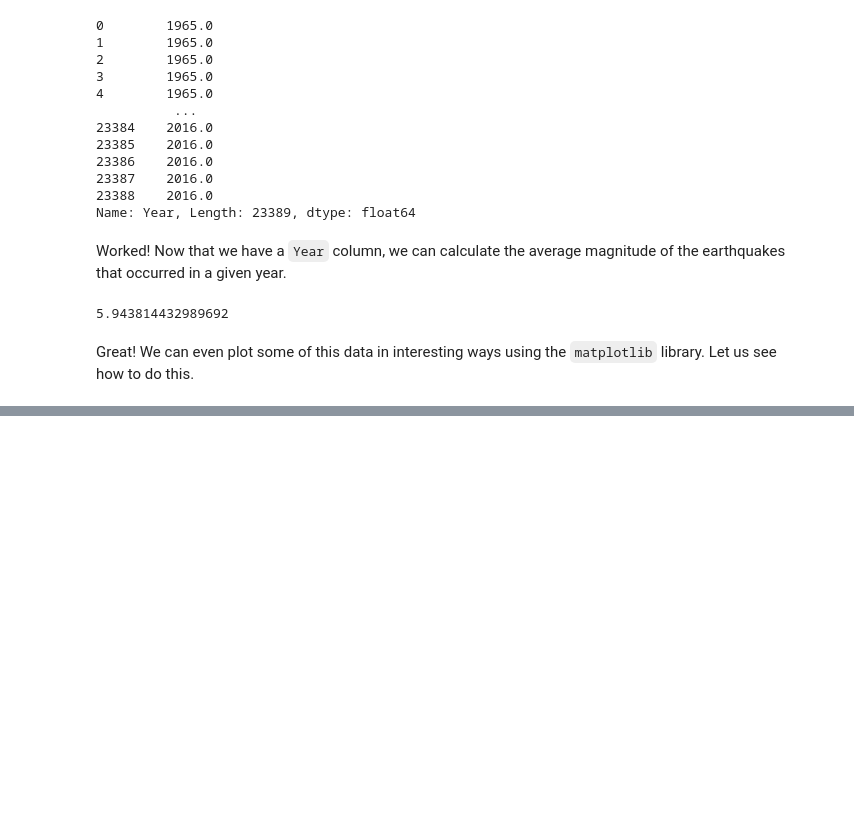
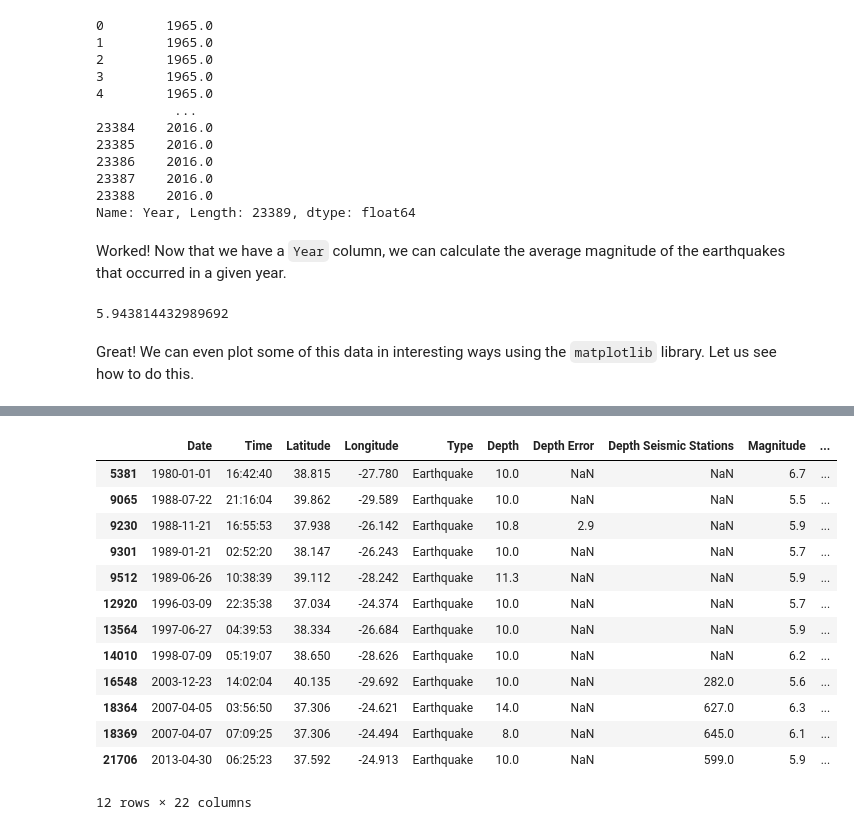
Before and after one commit to pedro-leitao/pedro-leitao.github.io, a Jupyter notebook: python-for-students/diving-into-data.ipynb, the cells around one changed output, grey strips where cells are left out. Cells and saved outputs as stored; diff of their text form; code cells hidden in the pictures; blank space fills up the shorter version.

```diff
--- a/python-for-students/diving-into-data.ipynb
+++ b/python-for-students/diving-into-data.ipynb
@@ -526,0 +570,22 @@ earthquakes[earthquakes['Year'] == 1972].plot(
+# %%
+azores_earthquakes = earthquakes[
+    earthquakes['Latitude'].between(36, 42) &
+    earthquakes['Longitude'].between(-31, -24)
+]
+
+azores_earthquakes
+# %% [output]
+|  | Date | Time | Latitude | Longitude | Type | Depth | Depth Error | Depth Seismic Stations | Magnitude | ... |
+| 5381 | 1980-01-01 | 16:42:40 | 38.815 | -27.780 | Earthquake | 10.0 | NaN | NaN | 6.7 | ... |
+| 9065 | 1988-07-22 | 21:16:04 | 39.862 | -29.589 | Earthquake | 10.0 | NaN | NaN | 5.5 | ... |
+| 9230 | 1988-11-21 | 16:55:53 | 37.938 | -26.142 | Earthquake | 10.8 | 2.9 | NaN | 5.9 | ... |
+| 9301 | 1989-01-21 | 02:52:20 | 38.147 | -26.243 | Earthquake | 10.0 | NaN | NaN | 5.7 | ... |
+| 9512 | 1989-06-26 | 10:38:39 | 39.112 | -28.242 | Earthquake | 11.3 | NaN | NaN | 5.9 | ... |
+| 12920 | 1996-03-09 | 22:35:38 | 37.034 | -24.374 | Earthquake | 10.0 | NaN | NaN | 5.7 | ... |
+| 13564 | 1997-06-27 | 04:39:53 | 38.334 | -26.684 | Earthquake | 10.0 | NaN | NaN | 5.9 | ... |
+| 14010 | 1998-07-09 | 05:19:07 | 38.650 | -28.626 | Earthquake | 10.0 | NaN | NaN | 6.2 | ... |
+| 16548 | 2003-12-23 | 14:02:04 | 40.135 | -29.692 | Earthquake | 10.0 | NaN | 282.0 | 5.6 | ... |
+| 18364 | 2007-04-05 | 03:56:50 | 37.306 | -24.621 | Earthquake | 14.0 | NaN | 627.0 | 6.3 | ... |
+| 18369 | 2007-04-07 | 07:09:25 | 37.306 | -24.494 | Earthquake | 8.0 | NaN | 645.0 | 6.1 | ... |
+| 21706 | 2013-04-30 | 06:25:23 | 37.592 | -24.913 | Earthquake | 10.0 | NaN | 599.0 | 5.9 | ... |
+12 rows × 22 columns
```
Also changed, not shown: parts of 17 cells of this notebook.
